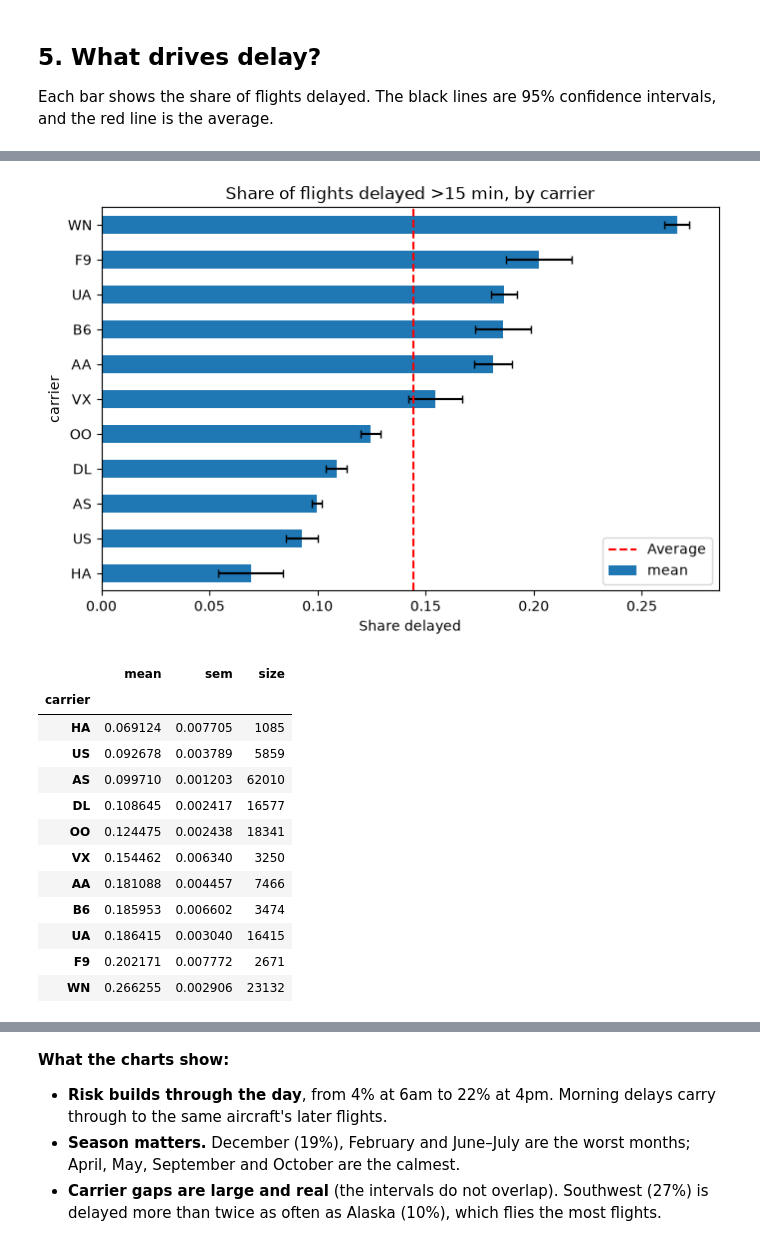
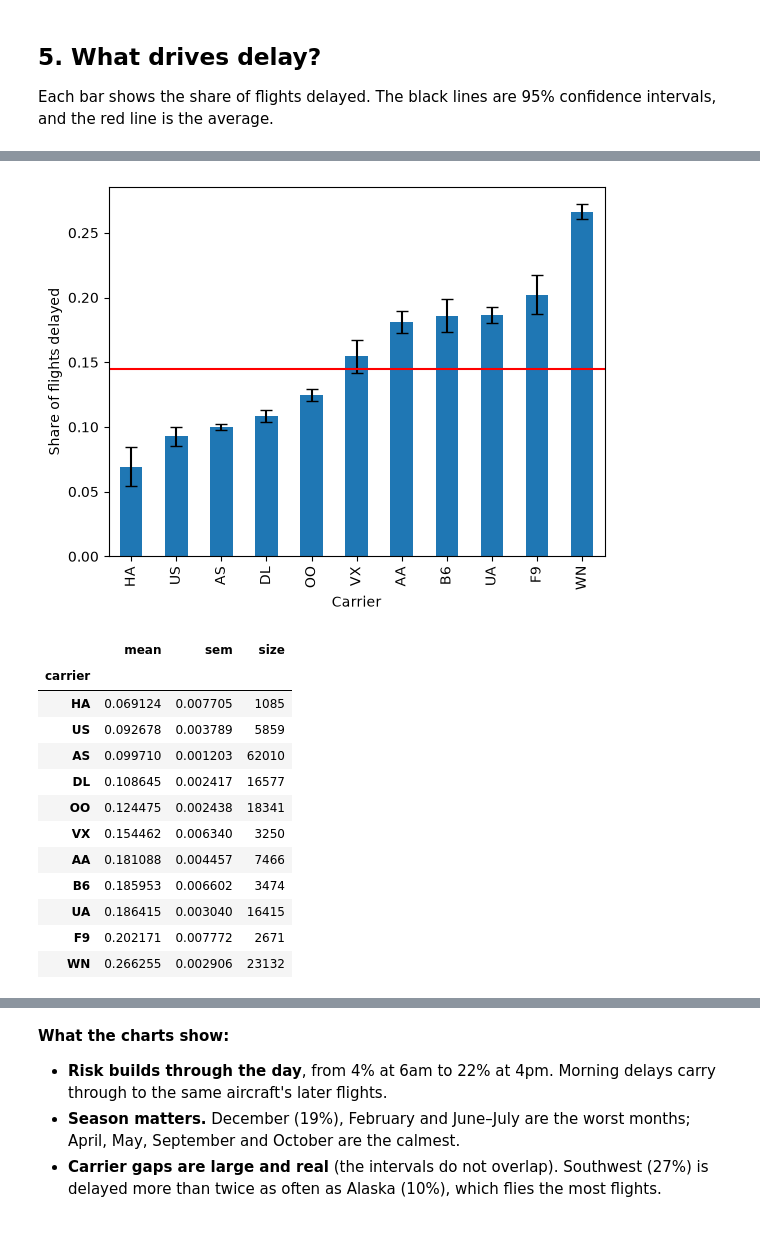
Before and after one commit to seyhasenganz/my-sql-assignment, a Jupyter notebook: flight_weather_analysis/Flight_Weather_Delay_Analysis.ipynb, the cells around one changed output, grey strips where cells are left out. Saved outputs shown, nothing was run; the diff lists cells and outputs as text; code cells hidden in the pictures.

```diff
--- a/flight_weather_analysis/Flight_Weather_Delay_Analysis.ipynb
+++ b/flight_weather_analysis/Flight_Weather_Delay_Analysis.ipynb
@@ -494,17 +478,16 @@ plt.show()
 # %%
-# Chart 4: share delayed by carrier
+# Chart 3: share delayed by carrier
 carrier_stats = df_clean.groupby('carrier')['delayed'].agg(['mean', 'sem', 'size']).sort_values('mean')
 
-carrier_stats['mean'].plot(kind='barh', xerr=1.96 * carrier_stats['sem'], capsize=3, figsize=(8, 5))
-plt.axvline(pct_delayed, color='red', linestyle='--', label='Average')
-plt.title('Share of flights delayed >15 min, by carrier')
-plt.xlabel('Share delayed')
-plt.legend()
+carrier_stats['mean'].plot(kind='bar', yerr=1.96 * carrier_stats['sem'], capsize=4)
+plt.axhline(pct_delayed, color='red')
+plt.xlabel('Carrier')
+plt.ylabel('Share of flights delayed')
 plt.show()
 
 carrier_stats
 # %% [output]
-[figure, old version]
+[figure, new version]
 |  | mean | sem | size |
 | carrier |  |  |  |
 | HA | 0.069124 | 0.007705 | 1085 |
```
Also changed, not shown: parts of 18 cells of this notebook, 1 other file.
